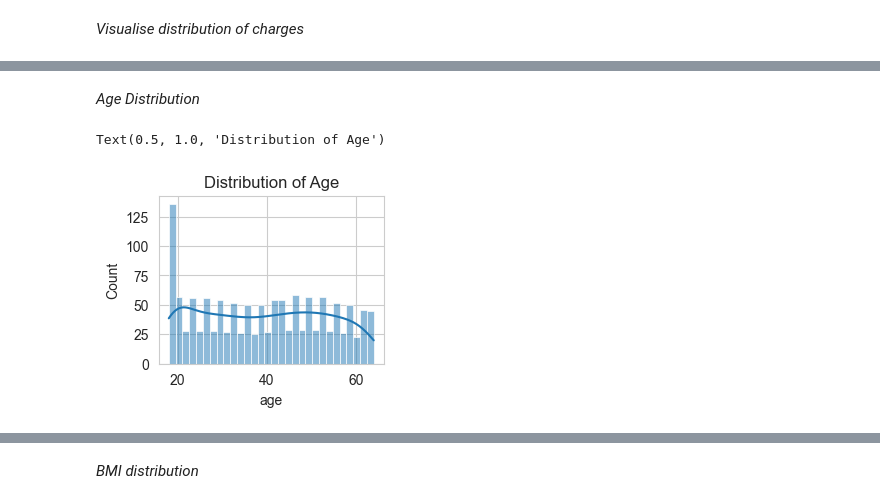
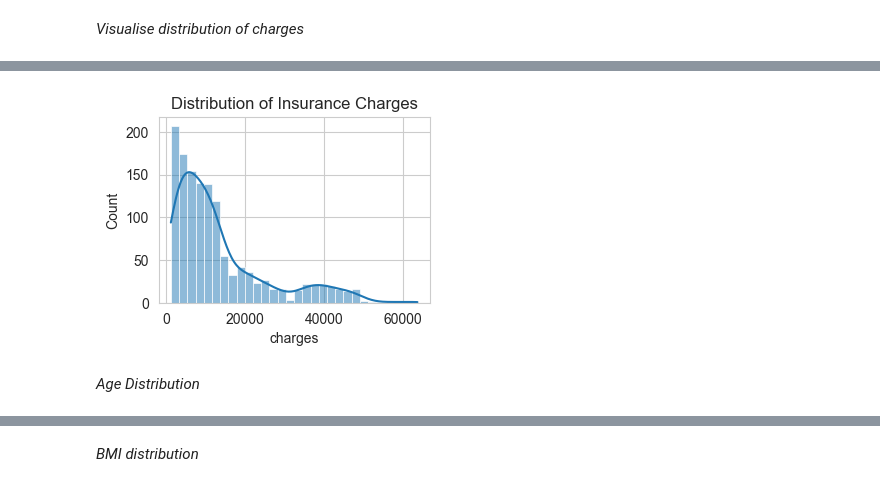
Before and after one commit to Hirenr12/PDAN8411-POE-PART-1, a Jupyter notebook: LinearRegression.ipynb, the cells around one changed output, grey strips where cells are left out. Drawn from its saved outputs; the diff is of its cells as text; code cells hidden in the pictures.

```diff
--- a/LinearRegression.ipynb
+++ b/LinearRegression.ipynb
@@ -94,9 +97,11 @@ Text(0.5, 1.0, 'Distribution of Charges')
+# %%
+plt.subplot(2, 2, 1)
+sns.histplot(df['charges'], bins=30, kde=True)
+plt.title('Distribution of Insurance Charges')
+plt.tight_layout()
+plt.show()
+# (W3Schools, 2024a)
+# %% [output]
+[figure, added]
 # %% [markdown]
 *Age Distribution*
-# %%
-plt.subplot(2, 2, 2)
-sns.histplot(df['age'], bins=30, kde=True)
-plt.title('Distribution of Age')
-# %% [output]
-Text(0.5, 1.0, 'Distribution of Age')
-[figure, removed]
```
Also changed, not shown: parts of 19 cells of this notebook.
